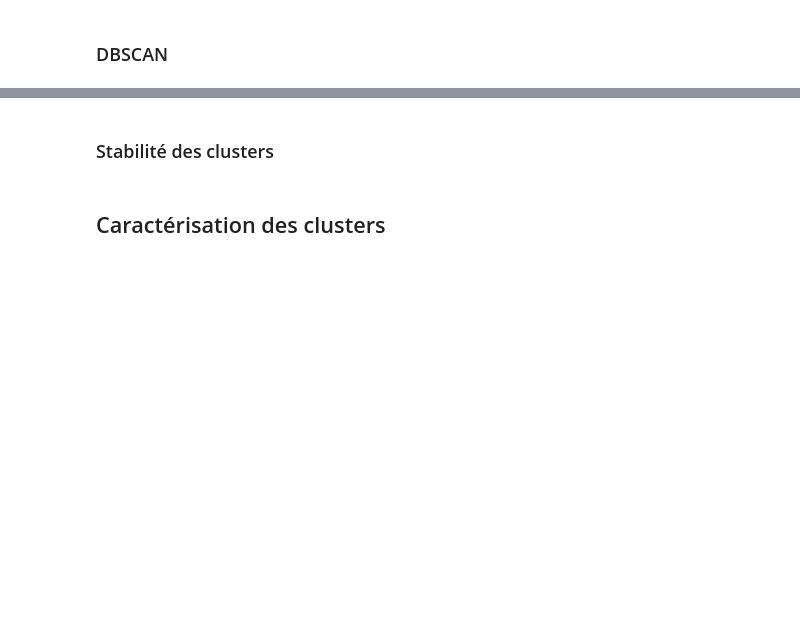
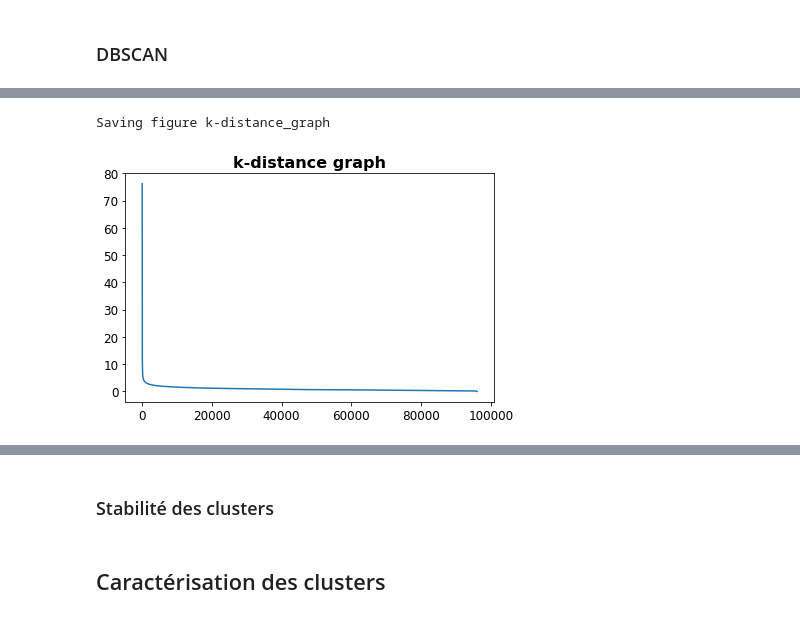
Before and after one commit to Pierre-Eloi/OC_DS_Project5, a Jupyter notebook: Project5_Data_Clustering.ipynb, the cells around one changed output, grey strips where cells are left out. Cells and saved outputs as stored; diff of their text form; code cells hidden in the pictures; blank space fills up the shorter version.

```diff
--- a/Project5_Data_Clustering.ipynb
+++ b/Project5_Data_Clustering.ipynb
@@ -308,0 +321,20 @@ L'utilisation de DBSCAN requière la configuration de deux hyperparamètres :
+# %%
+from sklearn.neighbors import NearestNeighbors
+
+# Compute the distances of the k nearest neighbors
+k = 22
+k_neighbors = NearestNeighbors(n_neighbors=k)
+k_neighbors.fit(X)
+distances, indices = k_neighbors.kneighbors(X)
+# Keep only the kth neighbor distance
+k_distance = distances[:, -1]
+# Sort by descending order
+k_distance = np.sort(k_distance)[::-1]
+# Plot the k-distance graph
+plt.plot(k_distance)
+plt.title("k-distance graph")
+save_fig("k-distance_graph")
+plt.show()
+# %% [output]
+Saving figure k-distance_graph
+[figure, added]
```
Also changed, not shown: parts of 8 cells of this notebook.
